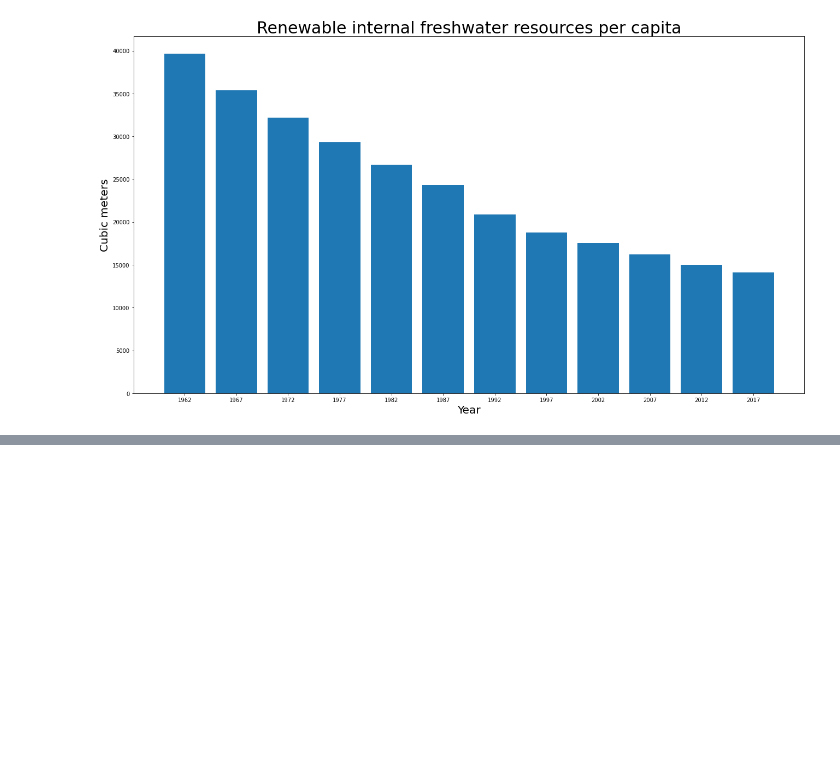
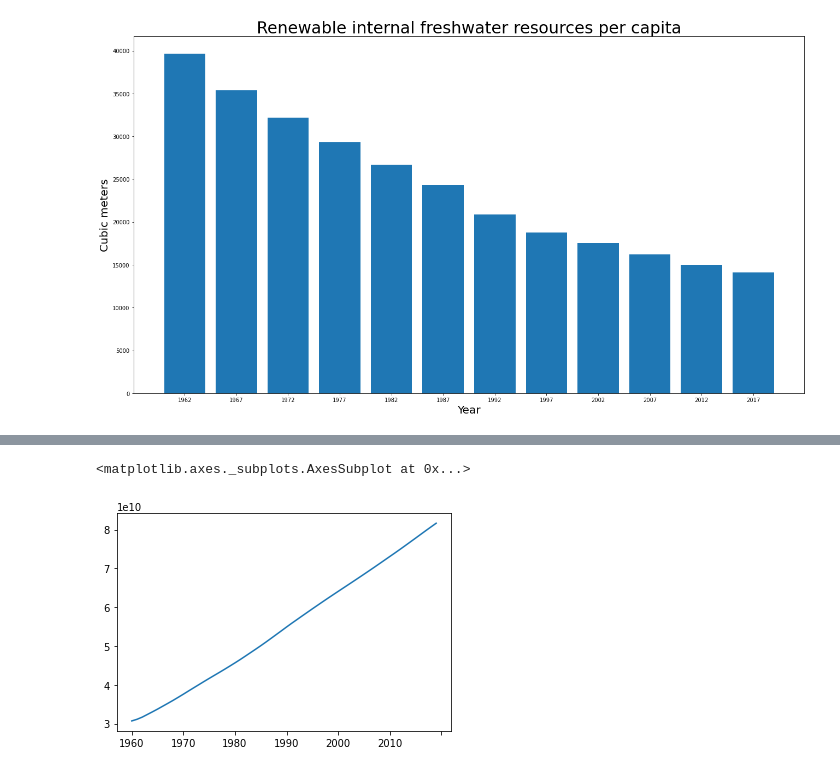
Before and after one commit to jarda51/ZSkladLogin2, a Jupyter notebook: final_project.ipynb, the cells around one changed output, grey strips where cells are left out. Cells and saved outputs as stored; diff of their text form; code cells hidden in the pictures; blank space fills up the shorter version.

```diff
--- a/final_project.ipynb
+++ b/final_project.ipynb
@@ -257,0 +254,8 @@ print('predicted response:', y_pred, sep='\n')
+# %%
+#we have to get rid of the year 2020
+popul_sum = popul_sum.drop(['2020'])
+#check it
+popul_sum.plot()
+# %% [output]
+<matplotlib.axes._subplots.AxesSubplot at 0x...>
+[figure, added]
```
Also changed, not shown: parts of 47 cells of this notebook.
